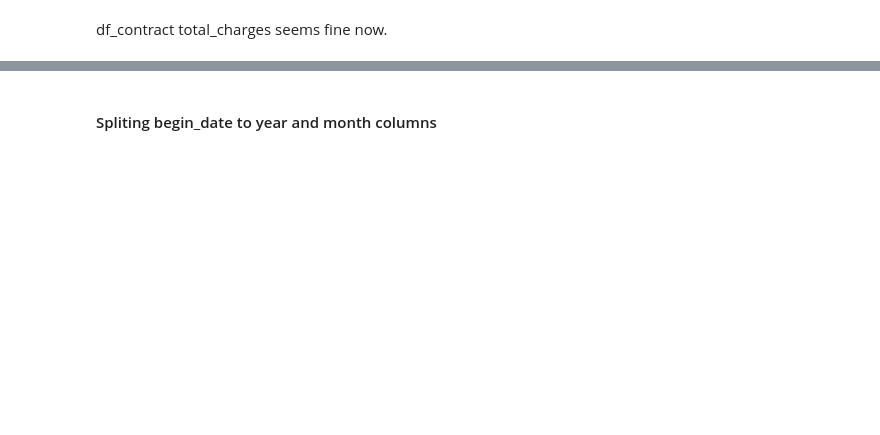
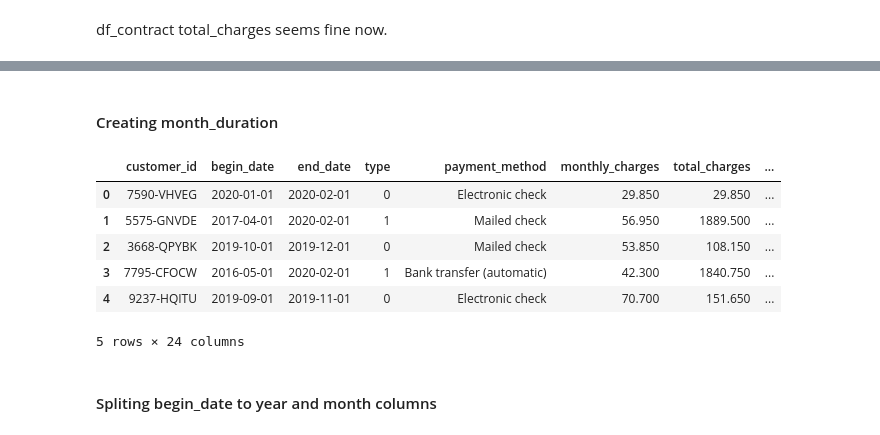
Before and after one commit to tryko/yandex-practicum-projects, a Jupyter notebook: 20-Itay-final_project/20-Itay-final_project.ipynb, the cells around one changed output, grey strips where cells are left out. Saved outputs shown, nothing was run; the diff lists cells and outputs as text; code cells hidden in the pictures; blank space fills up the shorter version.

```diff
--- a/20-Itay-final_project/20-Itay-final_project.ipynb
+++ b/20-Itay-final_project/20-Itay-final_project.ipynb
@@ -500,0 +690,2 @@ Making sure the values in total_charges make sense.
+# %%
+df.end_date.fillna(0, inplace=True)
@@ -626,2 +765,16 @@ df_contract.head(3)
+# %% [markdown]
+#### Creating month_duration
+# %%
+df['months_duration'] = df.end_date.dt.to_period('M').view(dtype='int64') - df.begin_date.dt.to_period('M').view(dtype='int64')
+# %%
+df.head()
+# %% [output]
+|  | customer_id | begin_date | end_date | type | payment_method | monthly_charges | total_charges | ... |
+| 0 | 7590-VHVEG | 2020-01-01 | 2020-02-01 | 0 | Electronic check | 29.850 | 29.850 | ... |
+| 1 | 5575-GNVDE | 2017-04-01 | 2020-02-01 | 1 | Mailed check | 56.950 | 1889.500 | ... |
+| 2 | 3668-QPYBK | 2019-10-01 | 2019-12-01 | 0 | Mailed check | 53.850 | 108.150 | ... |
+| 3 | 7795-CFOCW | 2016-05-01 | 2020-02-01 | 1 | Bank transfer (automatic) | 42.300 | 1840.750 | ... |
+| 4 | 9237-HQITU | 2019-09-01 | 2019-11-01 | 0 | Electronic check | 70.700 | 151.650 | ... |
+5 rows × 24 columns
 # %% [markdown]
 #### Spliting begin_date to year and month columns
```
Also changed, not shown: parts of 146 cells of this notebook.
